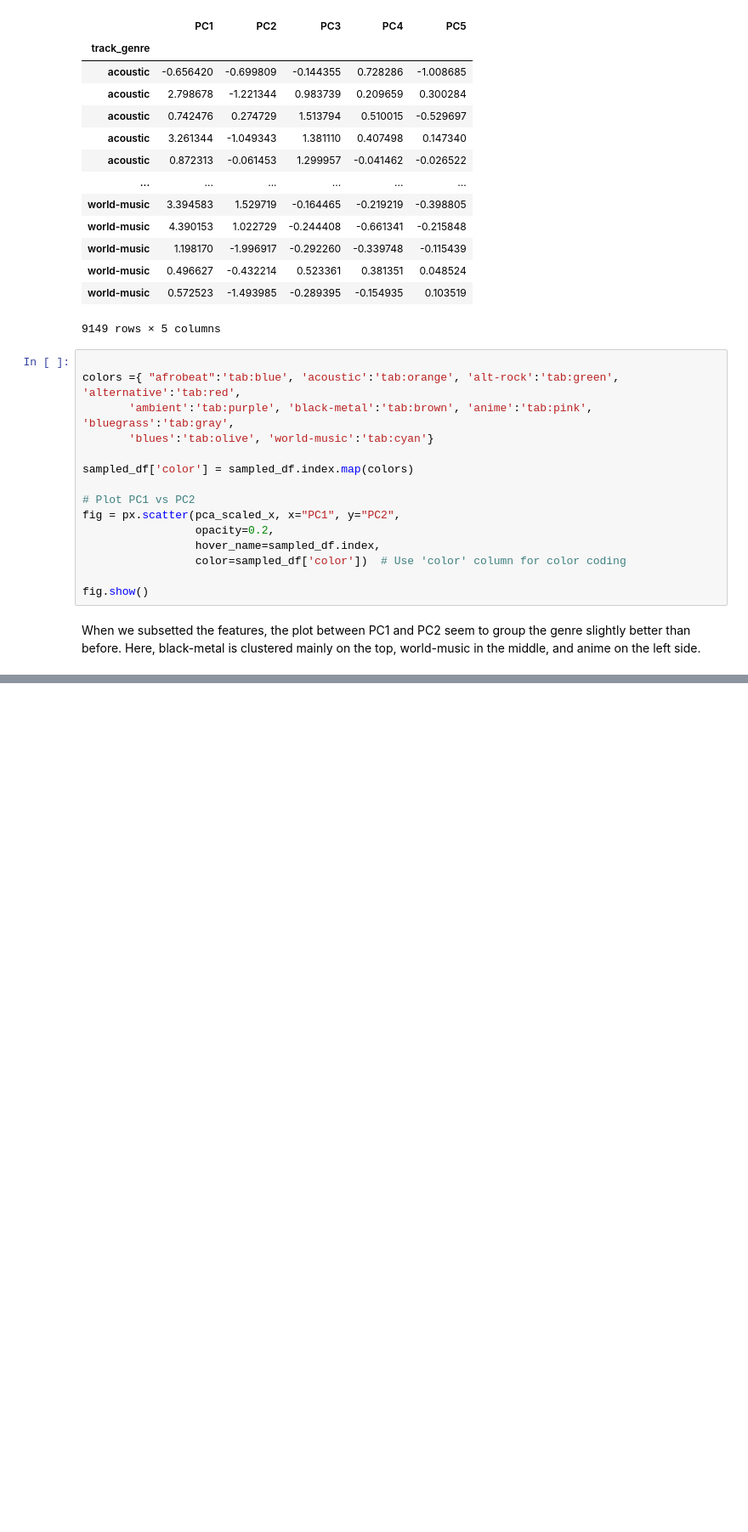
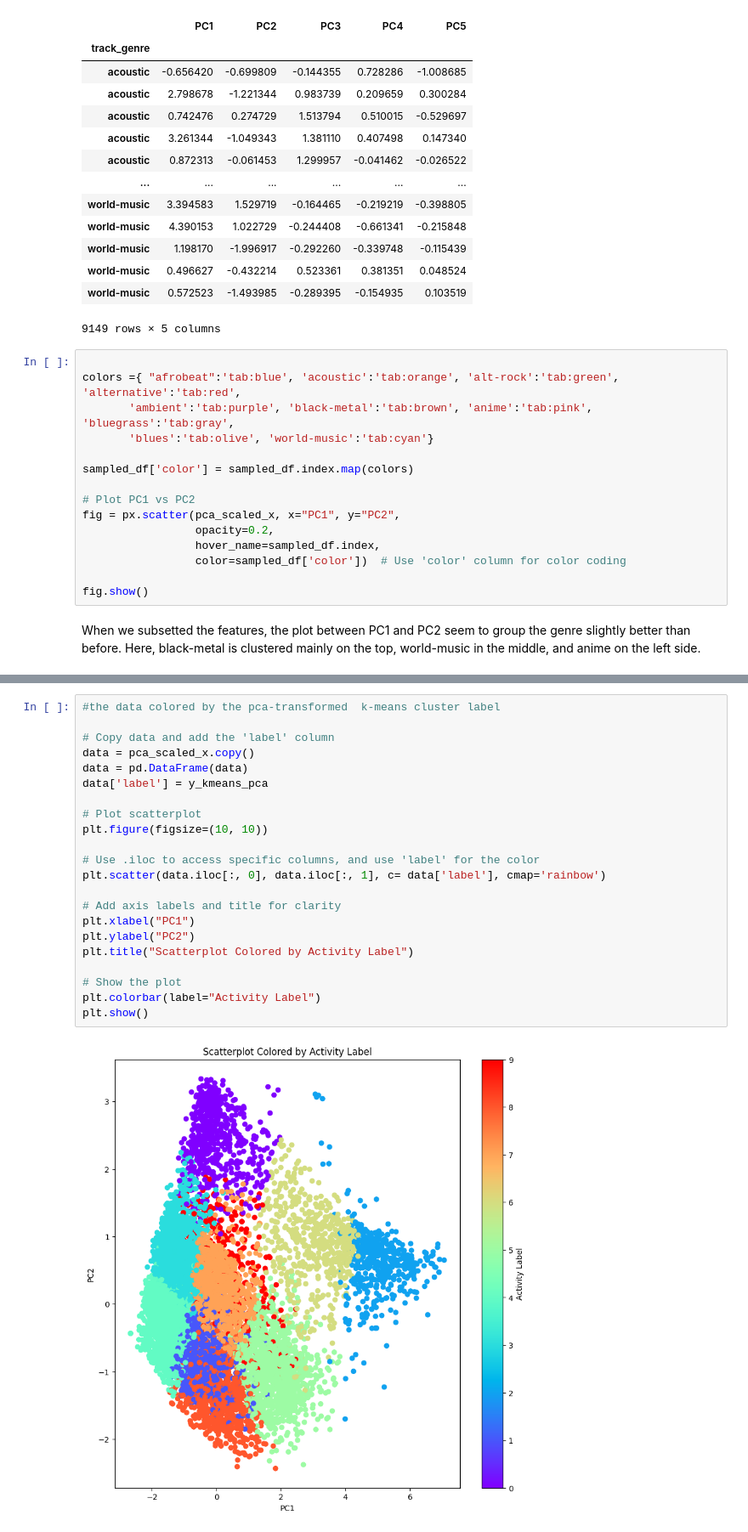
Before and after one commit to hannahkendall04/M148_Project, a Jupyter notebook: Project Check-Ins/pca.ipynb, the cells around one changed output, grey strips where cells are left out. Shown at 85% size. Drawn from its saved outputs; the diff is of its cells as text; blank space fills up the shorter version.

```diff
--- a/Project Check-Ins/pca.ipynb
+++ b/Project Check-Ins/pca.ipynb
@@ -307,0 +344,24 @@ When we subsetted the features, the plot between PC1 and PC2 seem to group the g
+# %%
+#the data colored by the pca-transformed  k-means cluster label
+
+# Copy data and add the 'label' column
+data = pca_scaled_x.copy()
+data = pd.DataFrame(data)
+data['label'] = y_kmeans_pca
+
+# Plot scatterplot
+plt.figure(figsize=(10, 10))
+
+# Use .iloc to access specific columns, and use 'label' for the color
+plt.scatter(data.iloc[:, 0], data.iloc[:, 1], c= data['label'], cmap='rainbow')
+
+# Add axis labels and title for clarity
+plt.xlabel("PC1")
+plt.ylabel("PC2")
+plt.title("Scatterplot Colored by Activity Label")
+
+# Show the plot
+plt.colorbar(label="Activity Label")
+plt.show()
+# %% [output]
+[figure, added]
```
Also changed, not shown: parts of 5 cells of this notebook.
